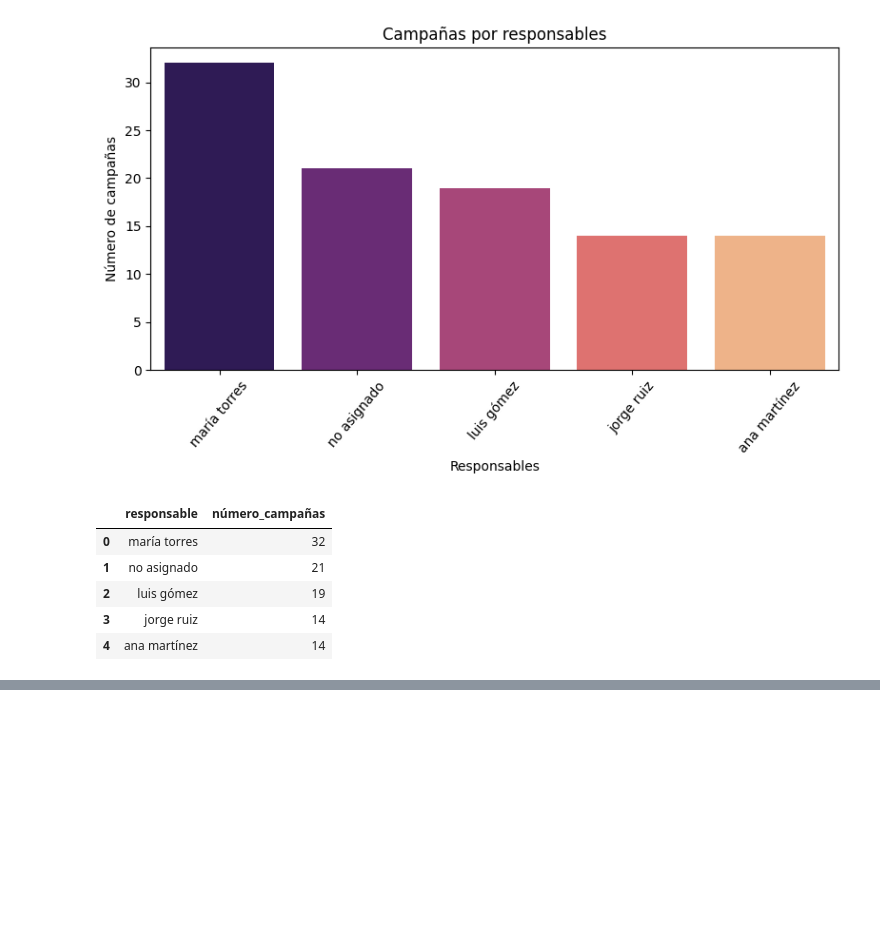
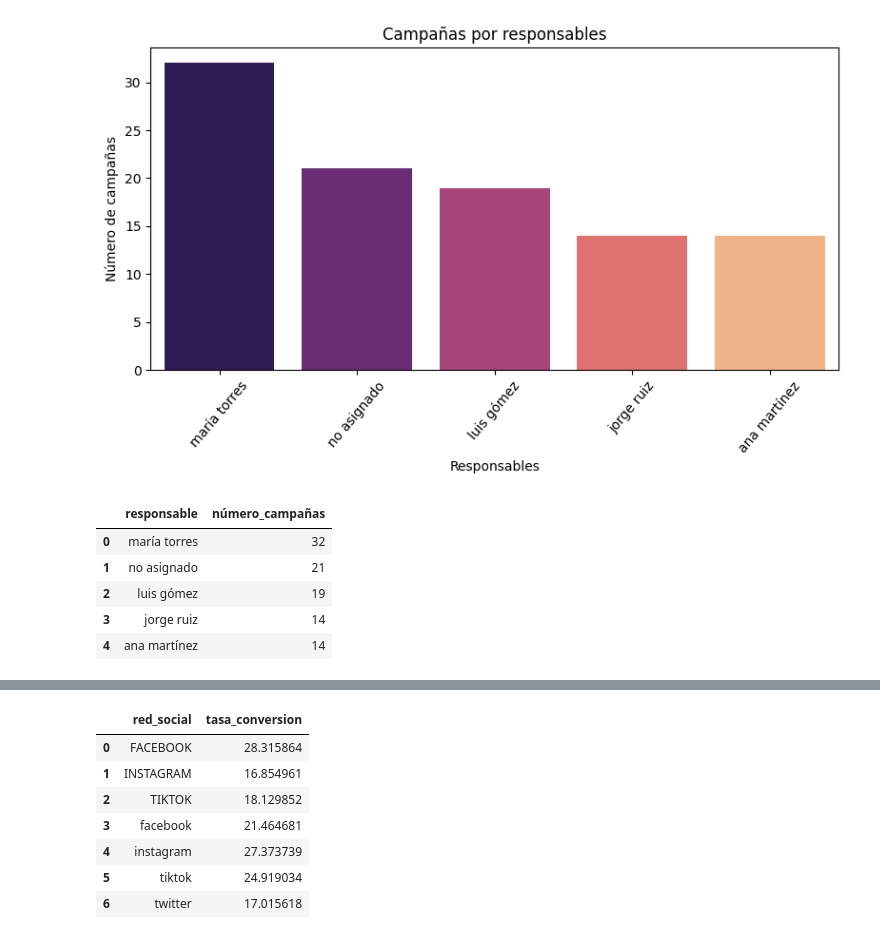
Before and after one commit to fttm-mdz/limpieza_redes, a Jupyter notebook: limpieza.ipynb, the cells around one changed output, grey strips where cells are left out. Saved outputs shown, nothing was run; the diff lists cells and outputs as text; code cells hidden in the pictures; blank space fills up the shorter version.

```diff
--- a/limpieza.ipynb
+++ b/limpieza.ipynb
@@ -297,3 +297,7 @@ campañas_responsable
 | 2 | luis gómez | 19 |
 | 3 | jorge ruiz | 14 |
 | 4 | ana martínez | 14 |
+# %%
+#Tasa de conversio por campaña
+df["tasa_conversion"] = (df["conversiones"] / df["clics"]) * 100
+df
@@ -299,0 +318,13 @@ campañas_responsable
+# %%
+#Conversión por red social
+tasa_red = df.groupby('red_social')['tasa_conversion'].mean().reset_index()
+tasa_red
+# %% [output]
+|  | red_social | tasa_conversion |
+| 0 | FACEBOOK | 28.315864 |
+| 1 | INSTAGRAM | 16.854961 |
+| 2 | TIKTOK | 18.129852 |
+| 3 | facebook | 21.464681 |
+| 4 | instagram | 27.373739 |
+| 5 | tiktok | 24.919034 |
+| 6 | twitter | 17.015618 |
```
Also changed, not shown: parts of 1 cell of this notebook, 1 other file.
